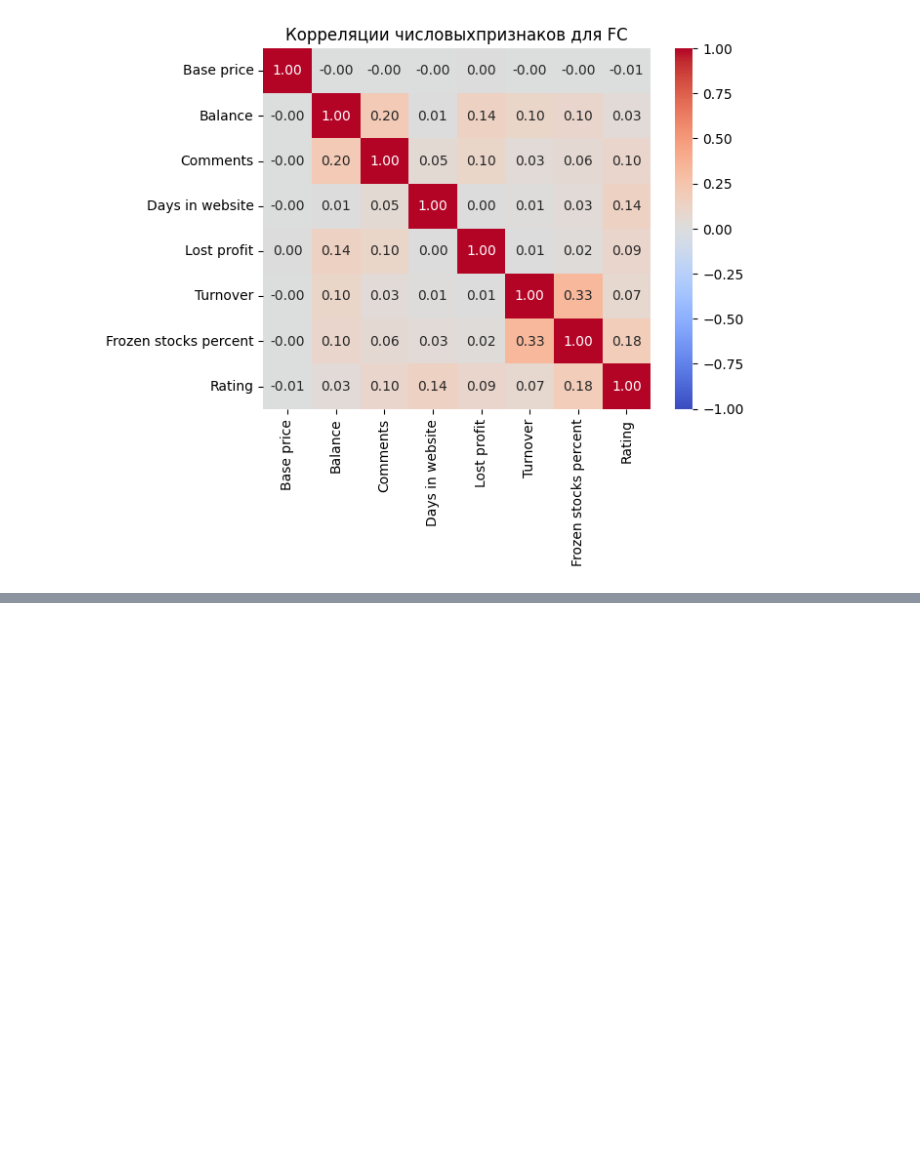
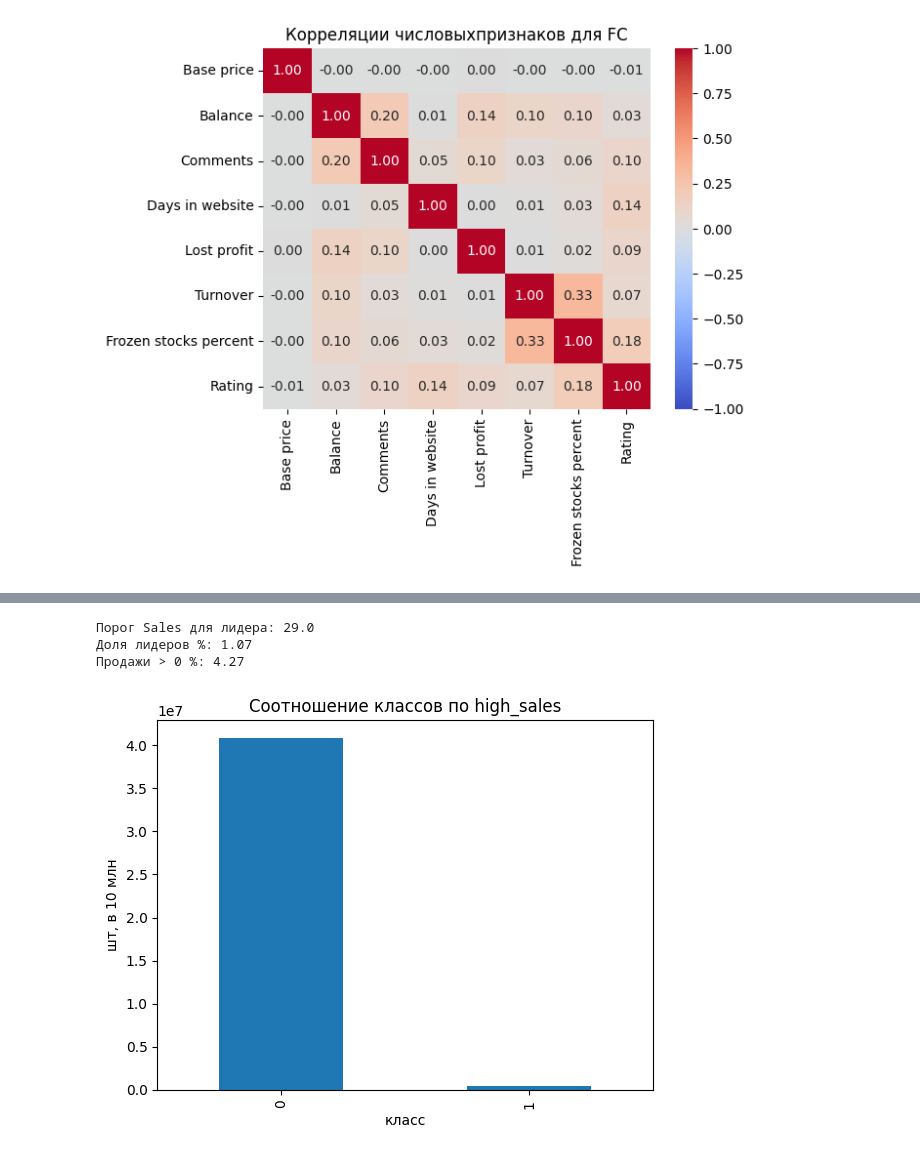
Before and after one commit to VladislavKostylev/GP5, a Jupyter notebook: GroupProject5.ipynb, the cells around one changed output, grey strips where cells are left out. Saved outputs shown, nothing was run; the diff lists cells and outputs as text; code cells hidden in the pictures; blank space fills up the shorter version.

```diff
--- a/GroupProject5.ipynb
+++ b/GroupProject5.ipynb
@@ -170,0 +182,11 @@ plt.show()
+# %%
+limit = sales_more_then_zero.quantile(0.75)
+df['high_sales'] = (df['Sales'] >= limit).astype(int)
+
+print('Порог Sales для лидера:', limit)
+print('Доля лидеров %:', (df['high_sales'].mean() * 100).round(2))
+print('Продажи > 0 %:', ((df['Sales'] > 0).mean() * 100).round(2))
+# %% [output]
+Порог Sales для лидера: 29.0
+Доля лидеров %: 1.07
+Продажи > 0 %: 4.27
@@ -170,0 +200,8 @@ plt.show()
+# %%
+df['high_sales'].value_counts().plot.bar()
+plt.title('Соотношение классов по high_sales')
+plt.xlabel('класс')
+plt.ylabel('шт, в 10 млн')
+plt.show()
+# %% [output]
+[figure, added]
```
Also changed, not shown: parts of 3 cells of this notebook.
